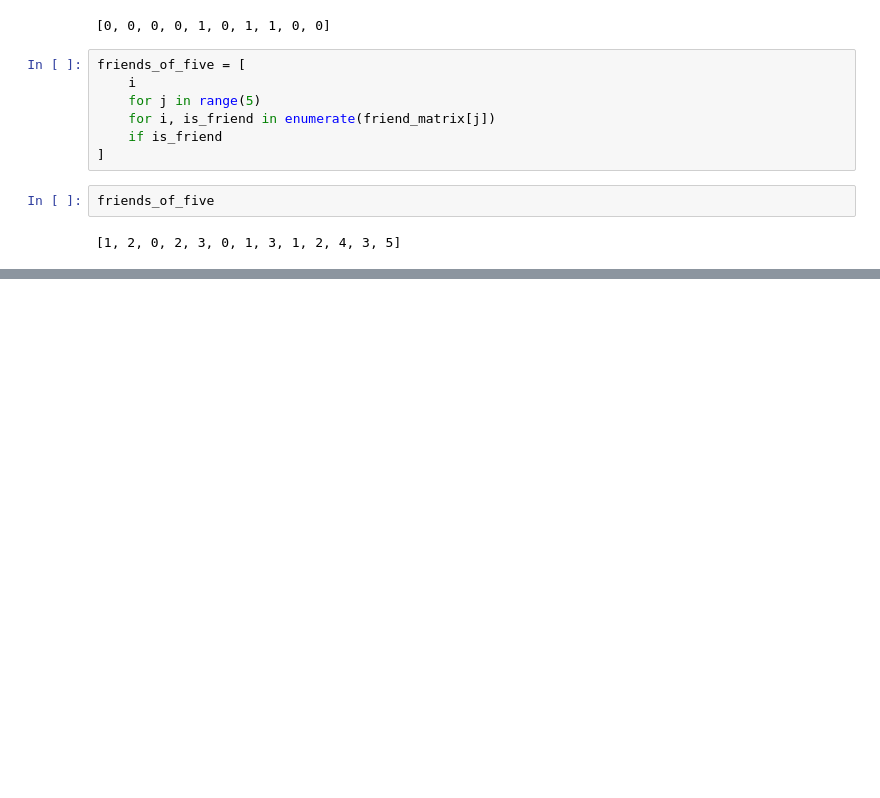
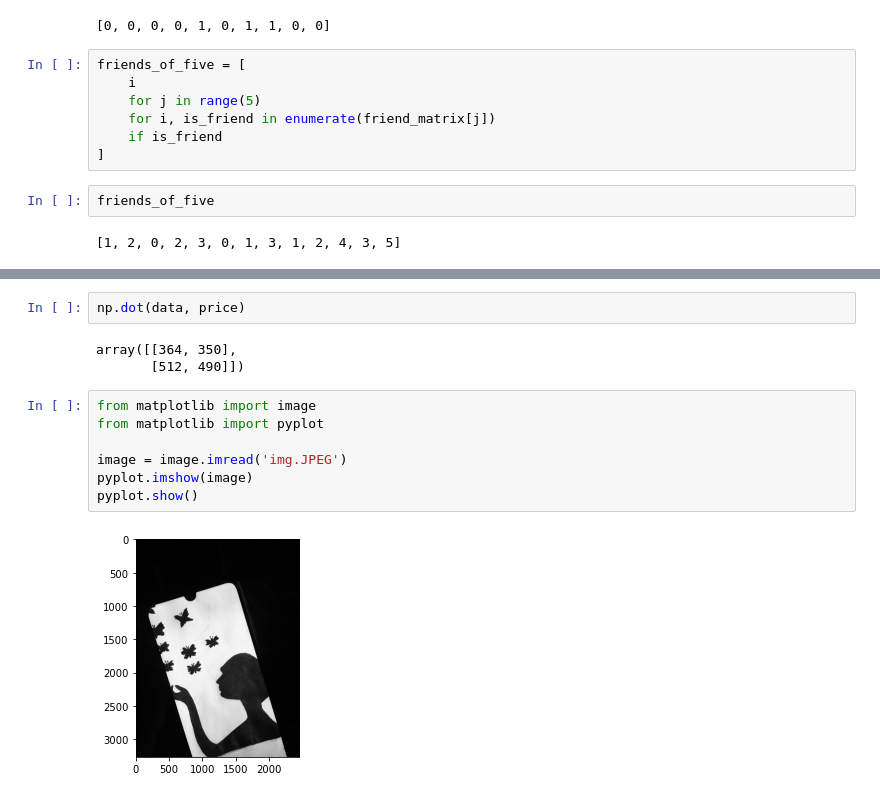
Before and after one commit to lkarjun/data-science-from-scratch, a Jupyter notebook: ChapterFour/LinearAlgebra.ipynb, the cells around one changed output, grey strips where cells are left out. Saved outputs shown, nothing was run; the diff lists cells and outputs as text; blank space fills up the shorter version.

```diff
--- a/ChapterFour/LinearAlgebra.ipynb
+++ b/ChapterFour/LinearAlgebra.ipynb
@@ -189,0 +232,14 @@ friends_of_five
+# %%
+np.dot(data, price)
+# %% [output]
+array([[364, 350],
+       [512, 490]])
+# %%
+from matplotlib import image
+from matplotlib import pyplot
+
+image = image.imread('img.JPEG')
+pyplot.imshow(image)
+pyplot.show()
+# %% [output]
+[figure, added]
```
Also changed, not shown: parts of 9 cells of this notebook.
